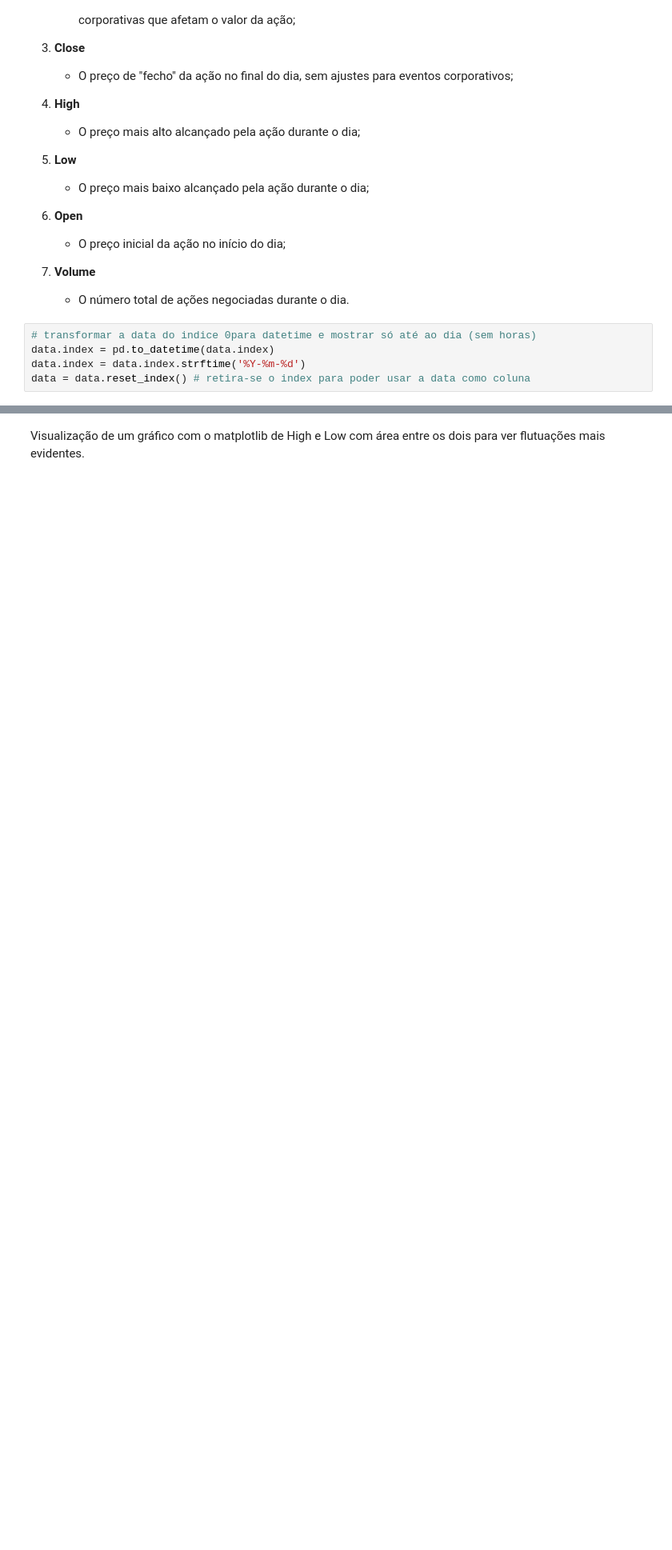
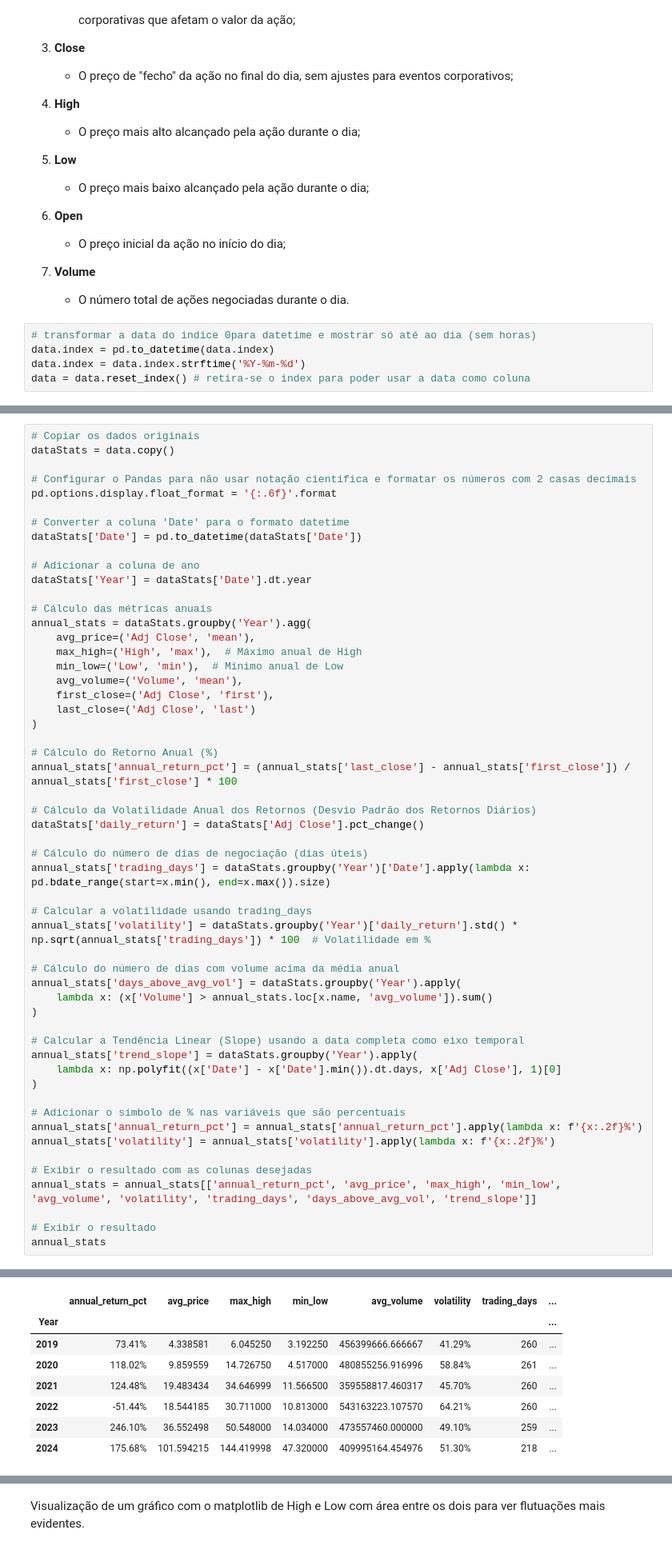
Before and after one commit to JoniFB03/OEOD, a Jupyter notebook: notebooks/Projeto_OEOD-Grupo7.ipynb, the cells around one changed output, grey strips where cells are left out. Shown at 80% size. Drawn from its saved outputs; the diff is of its cells as text; blank space fills up the shorter version.

```diff
--- a/notebooks/Projeto_OEOD-Grupo7.ipynb
+++ b/notebooks/Projeto_OEOD-Grupo7.ipynb
@@ -276,0 +300,55 @@ data
+# %%
+# Copiar os dados originais
+dataStats = data.copy()
+
+# Configurar o Pandas para não usar notação científica e formatar os números com 2 casas decimais
+pd.options.display.float_format = '{:.6f}'.format
+
+# Converter a coluna 'Date' para o formato datetime
+dataStats['Date'] = pd.to_datetime(dataStats['Date'])
+
+# Adicionar a coluna de ano
+dataStats['Year'] = dataStats['Date'].dt.year
+
+# Cálculo das métricas anuais
+annual_stats = dataStats.groupby('Year').agg(
+    avg_price=('Adj Close', 'mean'),
+    max_high=('High', 'max'),  # Máximo anual de High
+    min_low=('Low', 'min'),  # Mínimo anual de Low
+    avg_volume=('Volume', 'mean'),
+    first_close=('Adj Close', 'first'),
+    last_close=('Adj Close', 'last')
+)
+
+# Cálculo do Retorno Anual (%)
+annual_stats['annual_return_pct'] = (annual_stats['last_close'] - annual_stats['first_close']) / annual_stats['first_close'] * 100
+
+# Cálculo da Volatilidade Anual dos Retornos (Desvio Padrão dos Retornos Diários)
+dataStats['daily_return'] = dataStats['Adj Close'].pct_change()
+
+# Cálculo do número de dias de negociação (dias úteis)
+annual_stats['trading_days'] = dataStats.groupby('Year')['Date'].apply(lambda x: pd.bdate_range(start=x.min(), end=x.max()).size)
+
+# Calcular a volatilidade usando trading_days
+annual_stats['volatility'] = dataStats.groupby('Year')['daily_return'].std() * np.sqrt(annual_stats['trading_days']) * 100  # Volatilidade em %
+
+# Cálculo do número de dias com volume acima da média anual
+annual_stats['days_above_avg_vol'] = dataStats.groupby('Year').apply(
+    lambda x: (x['Volume'] > annual_stats.loc[x.name, 'avg_volume']).sum()
+)
+
+# Calcular a Tendência Linear (Slope) usando a data completa como eixo temporal
+annual_stats['trend_slope'] = dataStats.groupby('Year').apply(
+    lambda x: np.polyfit((x['Date'] - x['Date'].min()).dt.days, x['Adj Close'], 1)[0]
+)
+
+# Adicionar o símbolo de % nas variáveis que são percentuais
+annual_stats['annual_return_pct'] = annual_stats['annual_return_pct'].apply(lambda x: f'{x:.2f}%')
+annual_stats['volatility'] = annual_stats['volatility'].apply(lambda x: f'{x:.2f}%')
+
+# Exibir o resultado com as colunas desejadas
+annual_stats = annual_stats[['annual_return_pct', 'avg_price', 'max_high', 'min_low', 'avg_volume', 'volatility', 'trading_days', 'days_above_avg_vol', 'trend_slope']]
+
+# Exibir o resultado
+annual_stats
+# %% [output]
@@ -276,0 +359,8 @@ data
+|  | annual_return_pct | avg_price | max_high | min_low | avg_volume | volatility | trading_days | ... |
+| Year |  |  |  |  |  |  |  | ... |
+| 2019 | 73.41% | 4.338581 | 6.045250 | 3.192250 | 456399666.666667 | 41.29% | 260 | ... |
+| 2020 | 118.02% | 9.859559 | 14.726750 | 4.517000 | 480855256.916996 | 58.84% | 261 | ... |
+| 2021 | 124.48% | 19.483434 | 34.646999 | 11.566500 | 359558817.460317 | 45.70% | 260 | ... |
+| 2022 | -51.44% | 18.544185 | 30.711000 | 10.813000 | 543163223.107570 | 64.21% | 260 | ... |
+| 2023 | 246.10% | 36.552498 | 50.548000 | 14.034000 | 473557460.000000 | 49.10% | 259 | ... |
+| 2024 | 175.68% | 101.594215 | 144.419998 | 47.320000 | 409995164.454976 | 51.30% | 218 | ... |
```
Also changed, not shown: parts of 24 cells of this notebook, 2 other files.
